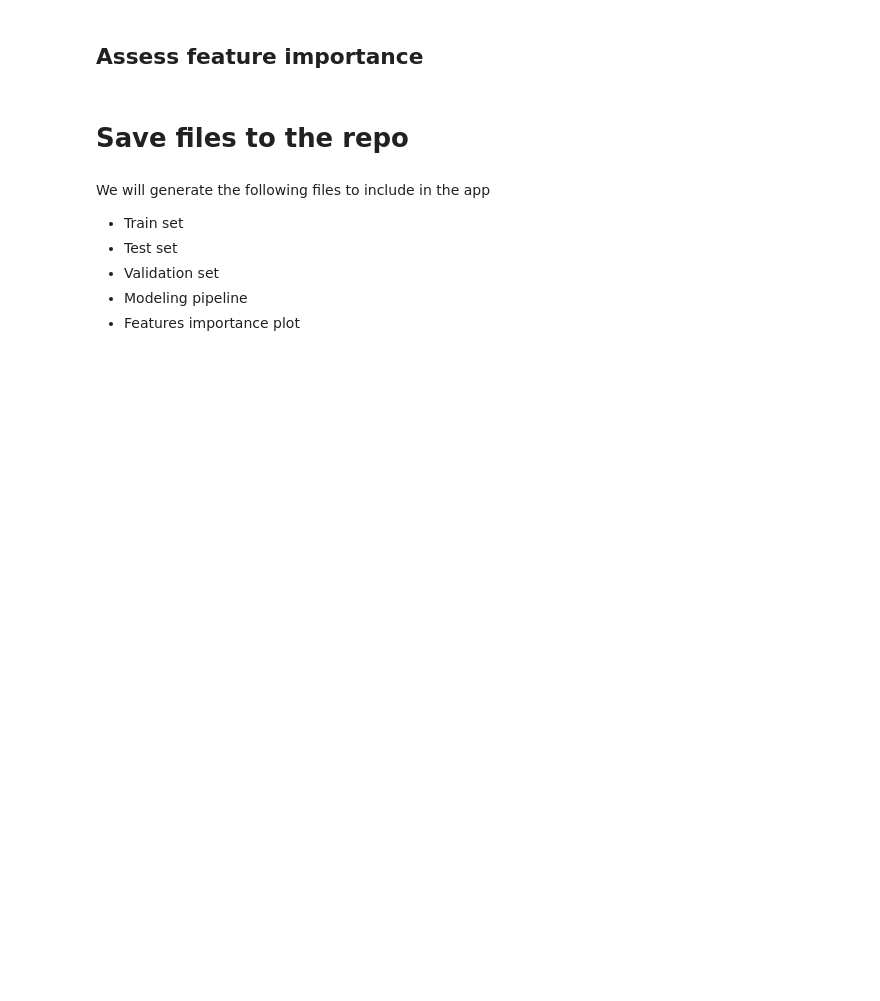
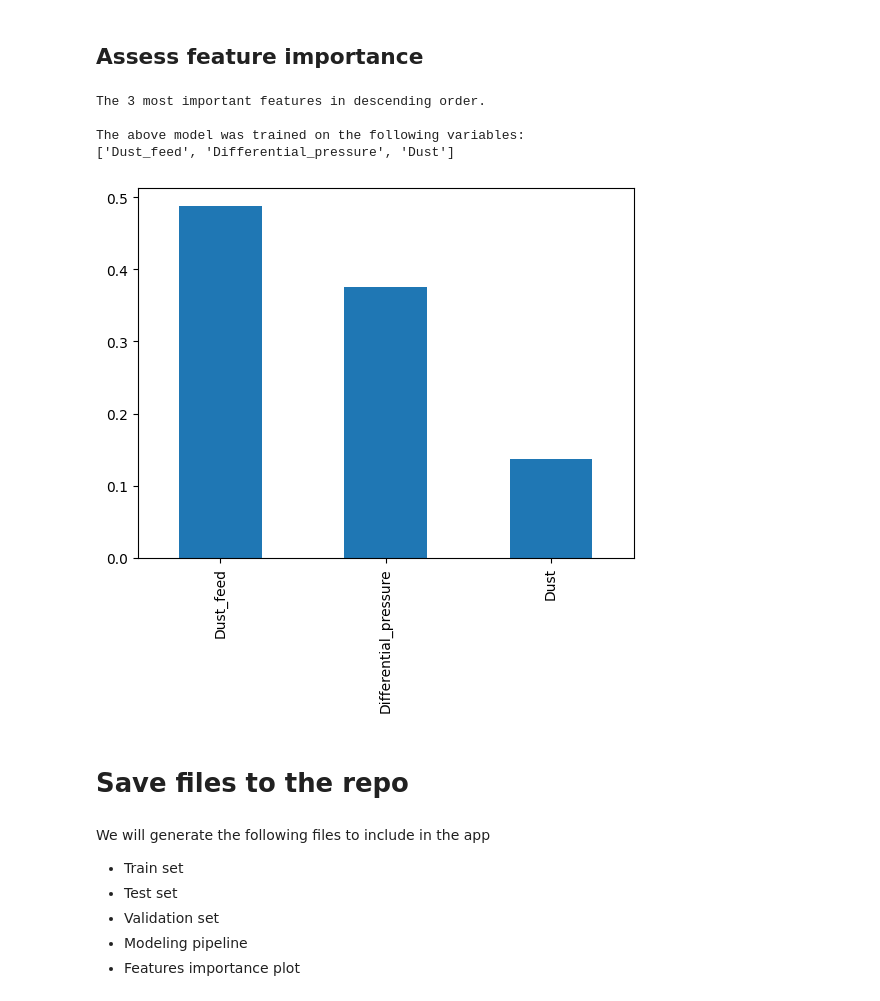
Before and after one commit to roeszler/filter-maintenance-predictor, a Jupyter notebook: jupyter_notebooks/05_RUL_Modeling and Evaluation.ipynb, the cells around one changed output. Drawn from its saved outputs; the diff is of its cells as text; code cells hidden in the pictures; blank space fills up the shorter version.

```diff
--- a/jupyter_notebooks/05_RUL_Modeling and Evaluation.ipynb
+++ b/jupyter_notebooks/05_RUL_Modeling and Evaluation.ipynb
@@ -989,7 +1421,7 @@ params_search = {
     'RandomForestRegressor':{
         'model__criterion': ['poisson'],
         'model__max_features': ['sqrt'],
-        'model__n_estimators': [800],
+        'model__n_estimators': [600],
     }
 }
 # %% [markdown]
@@ -1018,16 +1473,22 @@ best_regressor_pipeline
 # %%
 reg_model = RandomForestRegressor(
     criterion='poisson',
     max_features='sqrt',
-    n_estimators=800,
+    n_estimators=600,
     )
 reg_model.fit(X_train, y_train)
 df_feature_importance = pd.Series(reg_model.feature_importances_, index=X_train.columns).nlargest(n_features).index.to_list()
 print(f'The {len(best_features)} most important features in descending order. \n'
       f'\nThe above model was trained on the following variables: \n{df_feature_importance}')
 feat_importances = (pd.Series(reg_model.feature_importances_, index=X_train.columns)
                     .nlargest(6)
                     .plot(kind='bar'))
+# %% [output]
+The 3 most important features in descending order.
+
+The above model was trained on the following variables:
+['Dust_feed', 'Differential_pressure', 'Dust']
+[figure, added]
 # %% [markdown]
 # Save files to the repo
 # %% [markdown]
```
Also changed, not shown: parts of 83 cells of this notebook, 14 other files.
